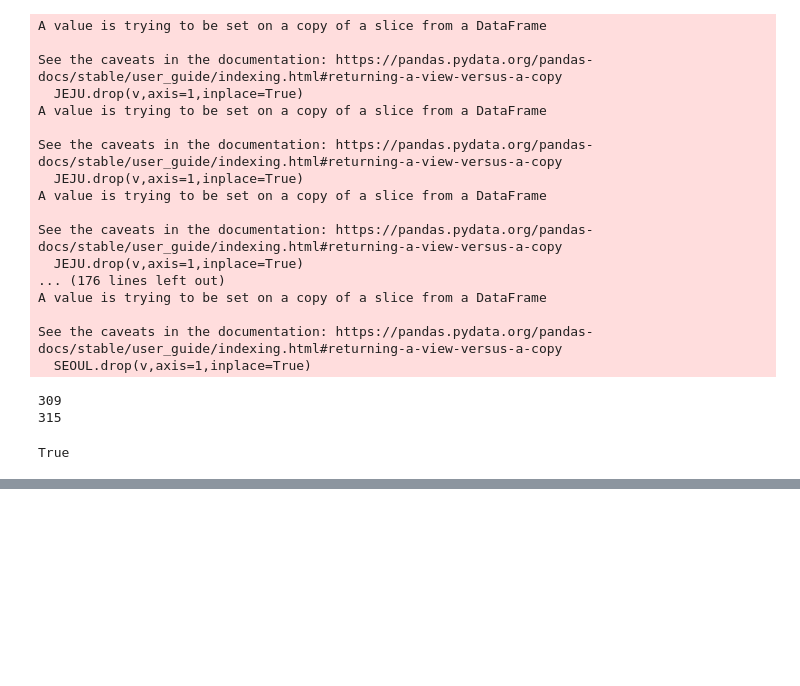
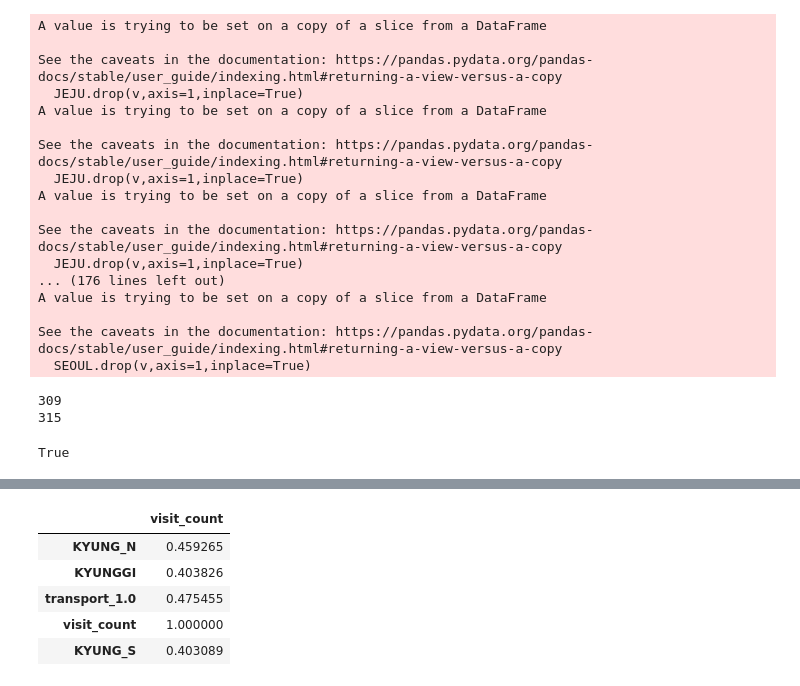
Before and after one commit to IctHBC/MJU_Data-Analysis, a Jupyter notebook: sda_test.ipynb, the cells around one changed output, grey strips where cells are left out. Saved outputs shown, nothing was run; the diff lists cells and outputs as text; code cells hidden in the pictures; blank space fills up the shorter version.

```diff
--- a/sda_test.ipynb
+++ b/sda_test.ipynb
@@ -289,0 +334,17 @@ SEOUL=pd.DataFrame(SEOUL,columns=intersection_cols)
+# %%
+jeju_visit_corr=jeju_corr_select[['visit_count']]
+jeju_satify_corr=jeju_corr_select[['Satify']]
+jeju_recomm_corr=jeju_corr_select[['recommend']]
+
+jeju_visit_corr=jeju_visit_corr[jeju_visit_corr['visit_count']>0.4]
+jeju_satify_corr=jeju_satify_corr[jeju_satify_corr['Satify']>0.4]
+jeju_recomm_corr=jeju_recomm_corr[jeju_recomm_corr['recommend']>0.4]
+# %%
+jeju_visit_corr
+# %% [output]
+|  | visit_count |
+| KYUNG_N | 0.459265 |
+| KYUNGGI | 0.403826 |
+| transport_1.0 | 0.475455 |
+| visit_count | 1.000000 |
+| KYUNG_S | 0.403089 |
```
Also changed, not shown: parts of 10 cells of this notebook.
